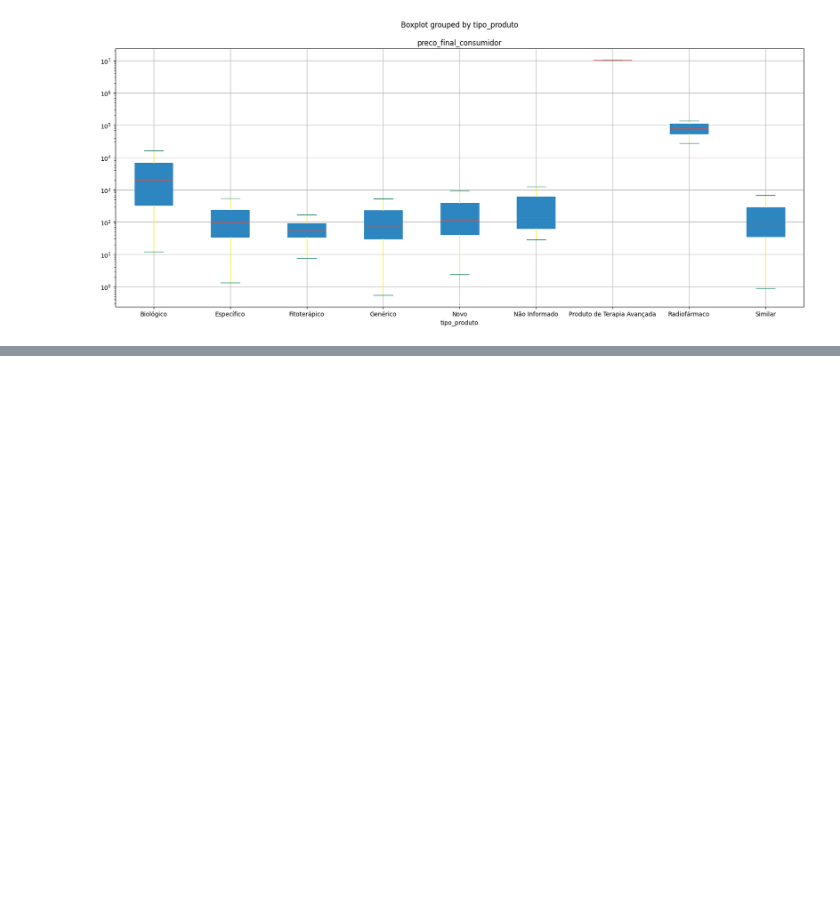
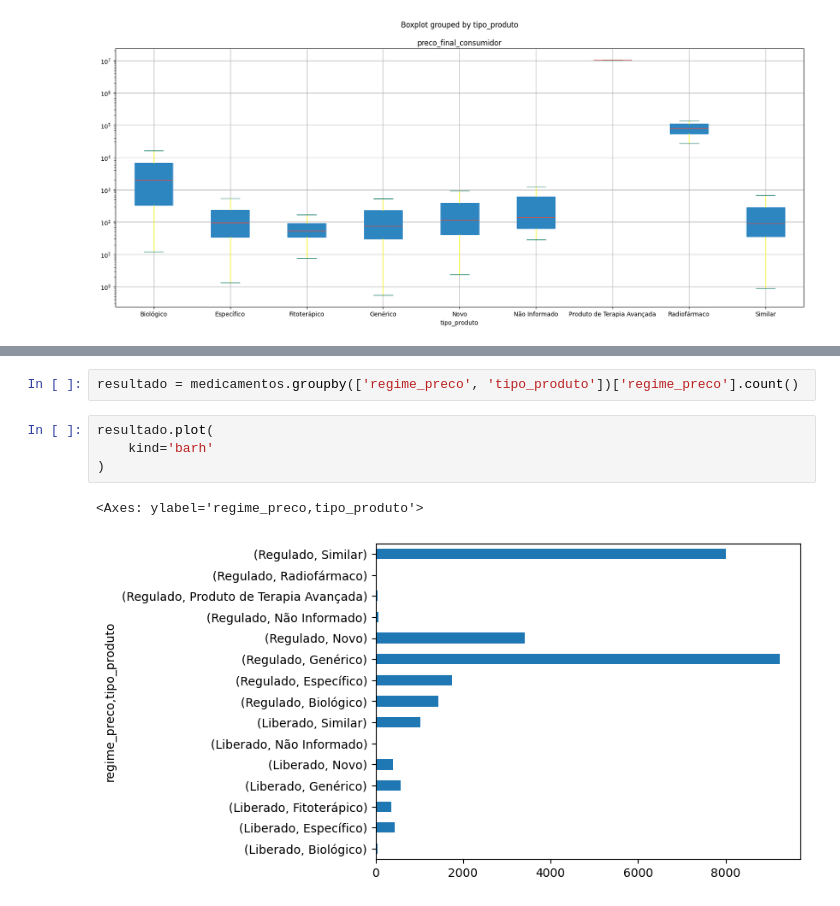
Before and after one commit to Alissonfelipe1234/trilha_dados_agibank, a Jupyter notebook: Modulo 2/medicamentos/precos_consumidor.ipynb, the cells around one changed output, grey strips where cells are left out. Saved outputs shown, nothing was run; the diff lists cells and outputs as text; blank space fills up the shorter version.

```diff
--- a/Modulo 2/medicamentos/precos_consumidor.ipynb
+++ b/Modulo 2/medicamentos/precos_consumidor.ipynb
@@ -636,0 +718,9 @@ display(
+# %%
+resultado = medicamentos.groupby(['regime_preco', 'tipo_produto'])['regime_preco'].count()
+# %%
+resultado.plot(
+    kind='barh'
+)
+# %% [output]
+<Axes: ylabel='regime_preco,tipo_produto'>
+[figure, added]
```
Also changed, not shown: parts of 15 cells of this notebook, 7 other files.
